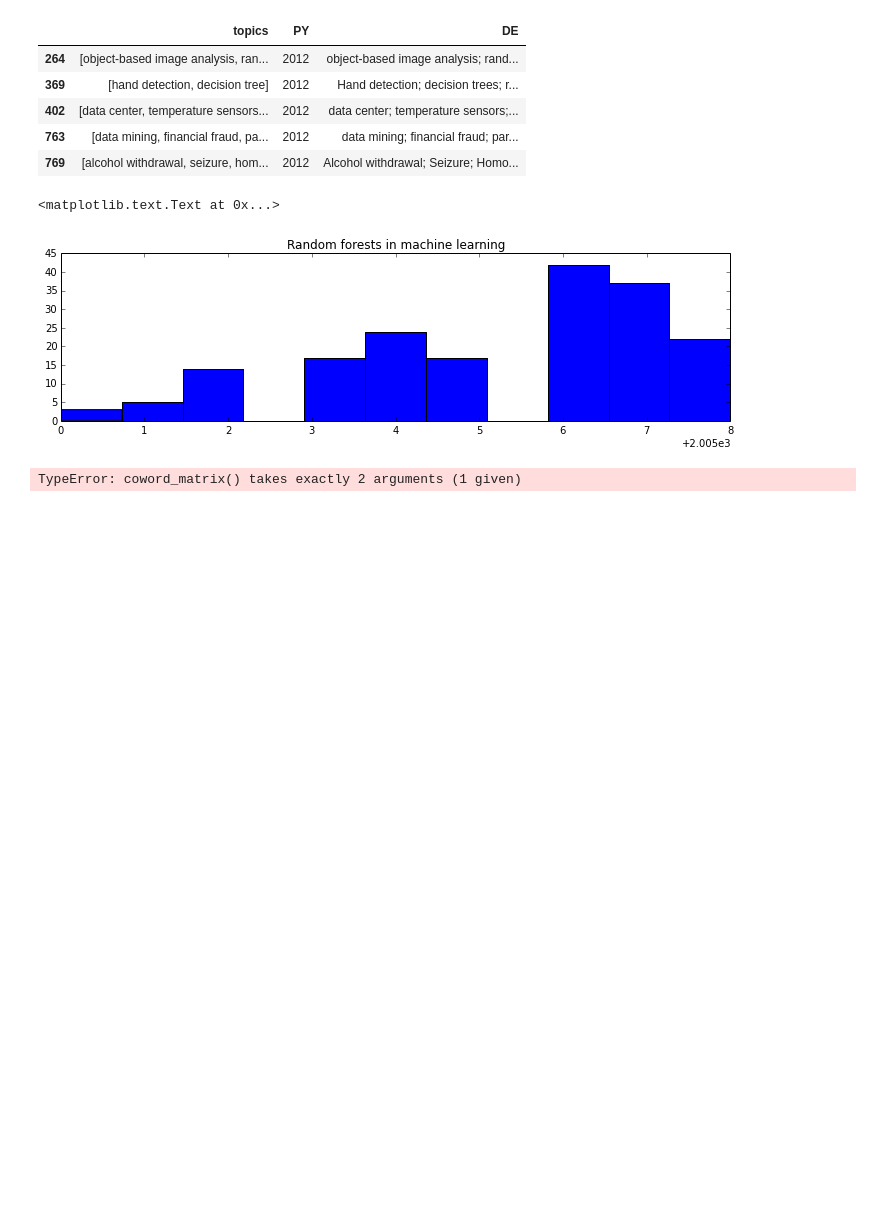
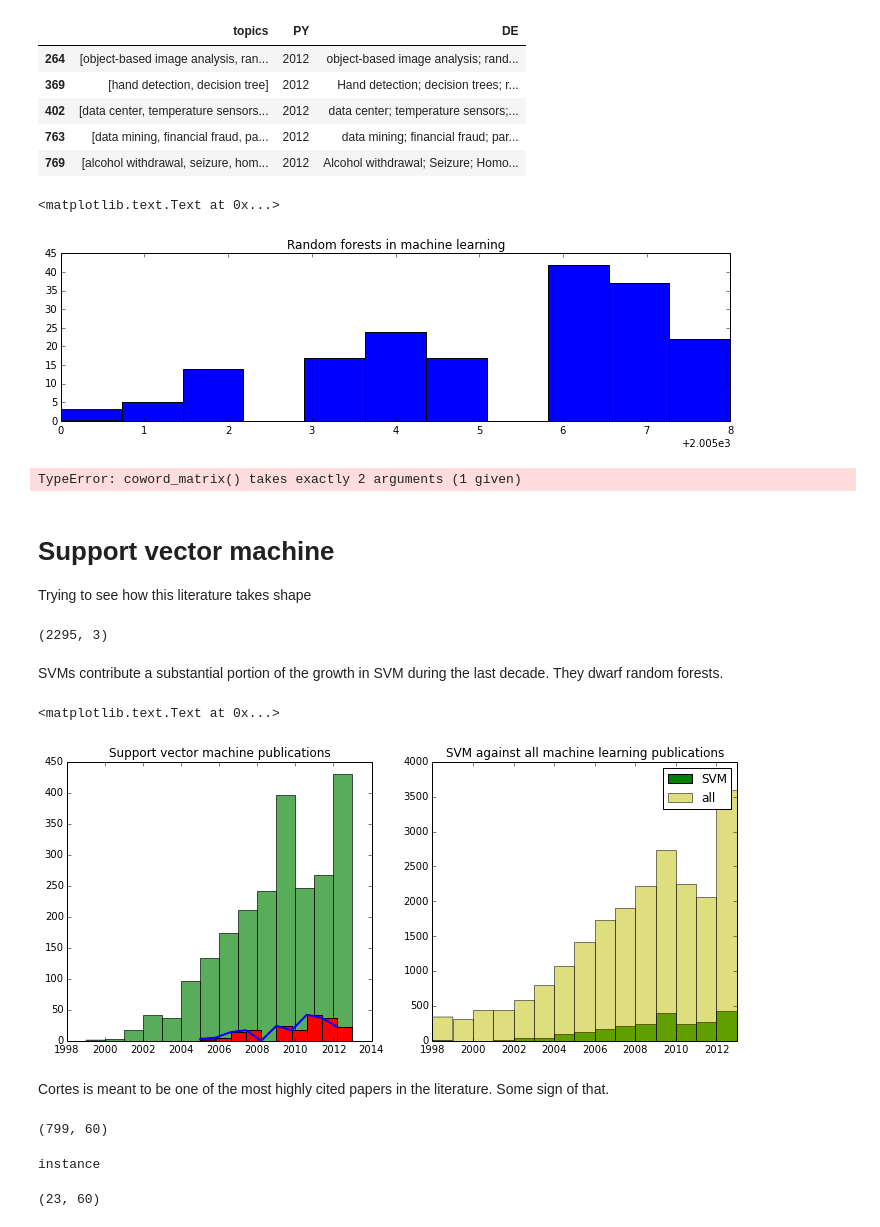
Before and after one commit to datapractice/machinelearners, a Jupyter notebook: ml_lit/svm_nn_dt_movement.ipynb, the cells around one changed output. Saved outputs shown, nothing was run; the diff lists cells and outputs as text; code cells hidden in the pictures; blank space fills up the shorter version.

Commit message:
started on svm story with Fisher and Corinna Cortes

```diff
--- a/ml_lit/svm_nn_dt_movement.ipynb
+++ b/ml_lit/svm_nn_dt_movement.ipynb
@@ -230,7 +230,7 @@ Name: TI, dtype: object
 
 How do they get taken up?
 # %%
-rf_df = ml.keyword_years(df, 'random forest|randomForest')
+rf_df = ml.keyword_years(df, 'random forest.?|randomForest.?')
 rf_df.head()
 # %% [output]
 |  | topics | PY | DE |
@@ -252,3 +252,42 @@ rf_df_full = df.ix[rf_df.index]
 ml.coword_matrix(rf_df_full)
 # %% [output]
 TypeError: coword_matrix() takes exactly 2 arguments (1 given)
+# %% [markdown]
+# Support vector machine
+
+Trying to see how this literature takes shape
+# %%
+svm_df1 = ml.keyword_years(df, 'support vector machine.?|svm|support vector network.?')
+svm_df2 = ml.keyword_years(df, 'svm')
+svm_df3= ml.keyword_years(df, 'support vector network')
+svm_df = pd.concat([svm_df1, svm_df2, svm_df3])
+svm_df.shape
+# %% [output]
+(2295, 3)
+# %% [markdown]
+SVMs contribute a substantial portion of the growth in SVM during the last decade. They dwarf random forests.
+# %%
+plt.figure(figsize=(12,5))
+plt.subplot(121)
+plt.title('Support vector machine publications')
+x,y,z = plt.hist(svm_df.PY, color='g',bins  = svm_df.PY.max() - svm_df.PY.min(), alpha=0.65, hold='on')
+x,y,z = hist(rf_df.PY, color='r')
+plt.plot(y[:-1],x, linewidth=2)
+
+plt.subplot(122)
+bins = 2013-1998
+plt.hist(svm_df.PY,color='g', bins = bins, hold='on', label='SVM', range=(1998,2013))
+plt.hist(df.PY, alpha=0.5, color='y', label='all', bins = bins,  range=(1998,2013))
+plt.xlim(1998, 2013)
+plt.legend()
+plt.title('SVM against all machine learning publications')
+# %% [output]
+<matplotlib.text.Text at 0x...>
+[figure, added]
+# %% [markdown]
+Cortes is meant to be one of the most highly cited papers in the literature. Some sign of that.
+# %%
+cortes_cit = ml.find_citation(df, 'Cortes 1995')
+cortes_cit.shape
+# %% [output]
+(799, 60)
@@ -254,0 +297,9 @@ TypeError: coword_matrix() takes exactly 2 arguments (1 given)
+# %%
+type(cortes) ## not working
+# %% [output]
+instance
+# %%
+cortes_df = ml.find_author(df, '(Cortes)|(Vapnik)')
+cortes_df.shape
+# %% [output]
+(23, 60)
```
Also changed, not shown: parts of 8 cells of this notebook, 5 other files.
